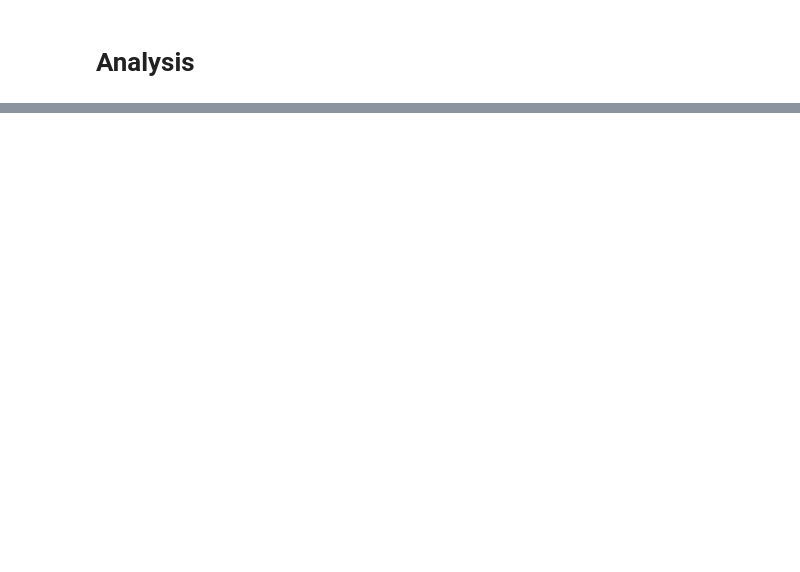
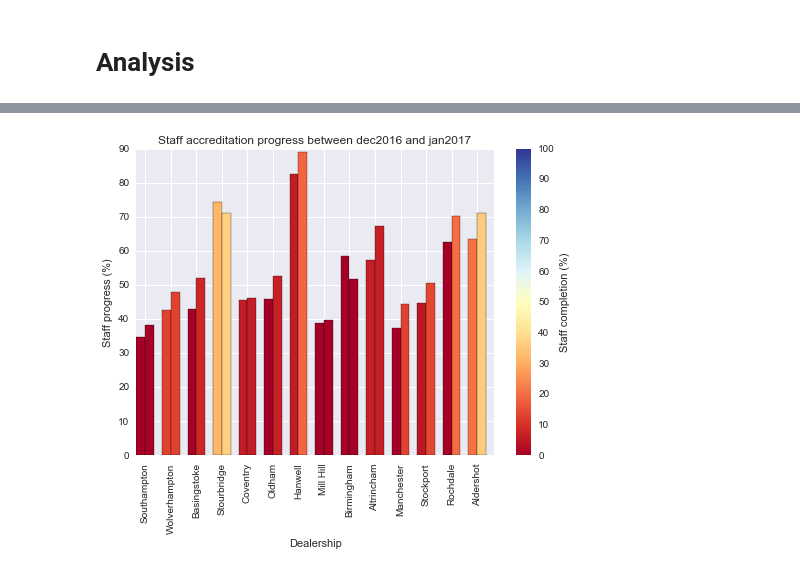
Before and after one commit to DJRumble/WestWay, a Jupyter notebook: Exploration.ipynb, the cells around one changed output, grey strips where cells are left out. Drawn from its saved outputs; the diff is of its cells as text; code cells hidden in the pictures; blank space fills up the shorter version.

```diff
--- a/Exploration.ipynb
+++ b/Exploration.ipynb
@@ -268,3 +304,9 @@ df_MT_init = aggregate_course(df_MT_init)
+# %%
+#Save 2016 data
+df_SC_dec16 = df_SC
+df_T_dec16 = df_T
+df_SA_dec16 = df_SA
+df_MT_dec16 = df_MT
 # %%
 #deffine dealers
 dealership_names = {1525:'Basingstoke',1533:'Southampton',1535:'Aldershot',
@@ -467,0 +510,55 @@ dealers
+# %%
+#Dealer overview plot
+
+def dealer_overview_month(df_A1,df_B1,df_A2,df_B2):
+    '''
+    produce a plot displaying the 'ALL' column for all dealers on a single plot.
+    '''
+    progress_dict1 = {}
+    progress_dict2 = {}
+    completion_dict1 = {}
+    completion_dict2 = {}
+    w = 0.35
+
+    for i in sorted(dealership_names.keys()):
+        #print i,dealership_names[i],df_A1.ix[i][4],df_A2.ix[i][4]
+        progress_dict1[dealership_names[i]] = df_A1.ix[i][4]
+        progress_dict2[dealership_names[i]] = df_A2.ix[i][4]
+        completion_dict1[dealership_names[i]] = df_B1.ix[i][4]
+        completion_dict2[dealership_names[i]] = df_B2.ix[i][4]
+
+    plt.figure()
+
+    x = progress_dict1.keys()
+    y1 = [i*100. for i in progress_dict1.values()]
+    z1 = [i*100. for i in completion_dict1.values()]
+    y2 = [i*100. for i in progress_dict2.values()]
+    z2 = [i*100. for i in completion_dict2.values()]
+
+    plot = plt.scatter(z1, z1, c = z1,vmin=0,vmax=100, cmap = 'RdYlBu')
+    plt.clf()
+    cb = plt.colorbar(plot)
+    cb.set_label('Staff completion (%)')
+
+    plt.bar(np.arange(len(y1)),y1,width=w,color = cm.RdYlBu([i / 100. for i in z1]))#,ecolor='k')
+    plt.bar(np.arange(len(y2))+w,y2,width=w,color = cm.RdYlBu([i / 100. for i in z2]))#,ecolor='k')
+
+
+    plt.ylabel('Staff progress (%)')
+    plt.xlabel('Dealership')
+
+    plt.xticks()
+    plt.xticks(np.arange(len(y1))+w,x,rotation=90)
+
+    date1 = 'dec2016'
+    date2 = 'jan2017'
+    plt.title('Staff accreditation progress between {} and {}'.format(date1,date2))
+    plt.savefig("plots/Dealership_progress_{}_{}.pdf".format(date1,date2))
+
+    plt.show()
+
+    return
+
+dealer_overview_month(df_progress_dec16,df_completion_dec16,df_progress,df_completion)
+# %% [output]
+[figure, added]
```
Also changed, not shown: parts of 32 cells of this notebook, 34 other files.
